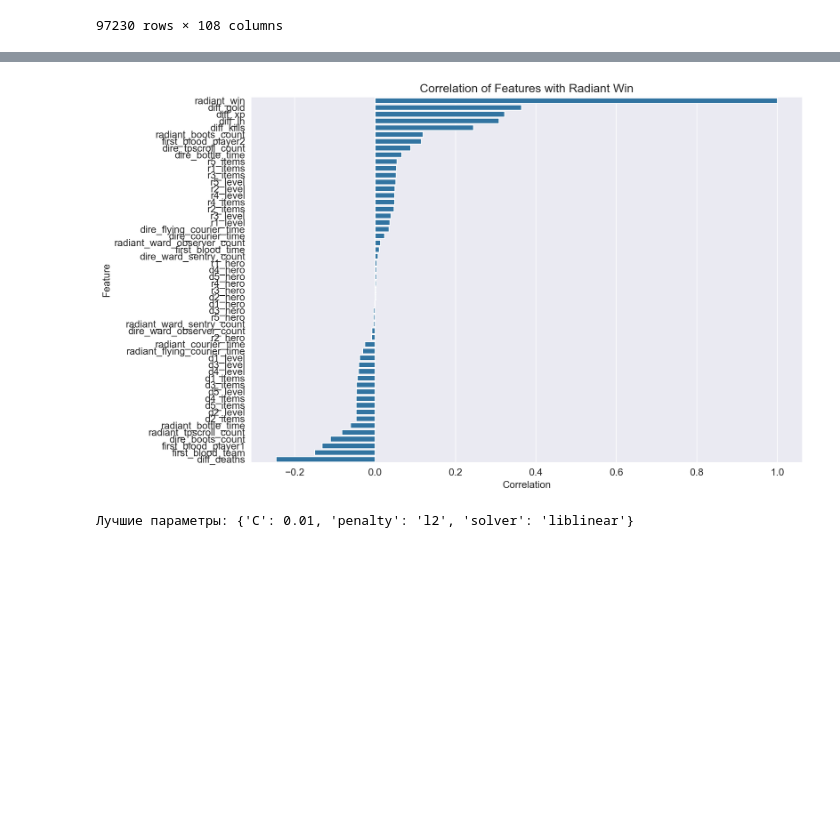
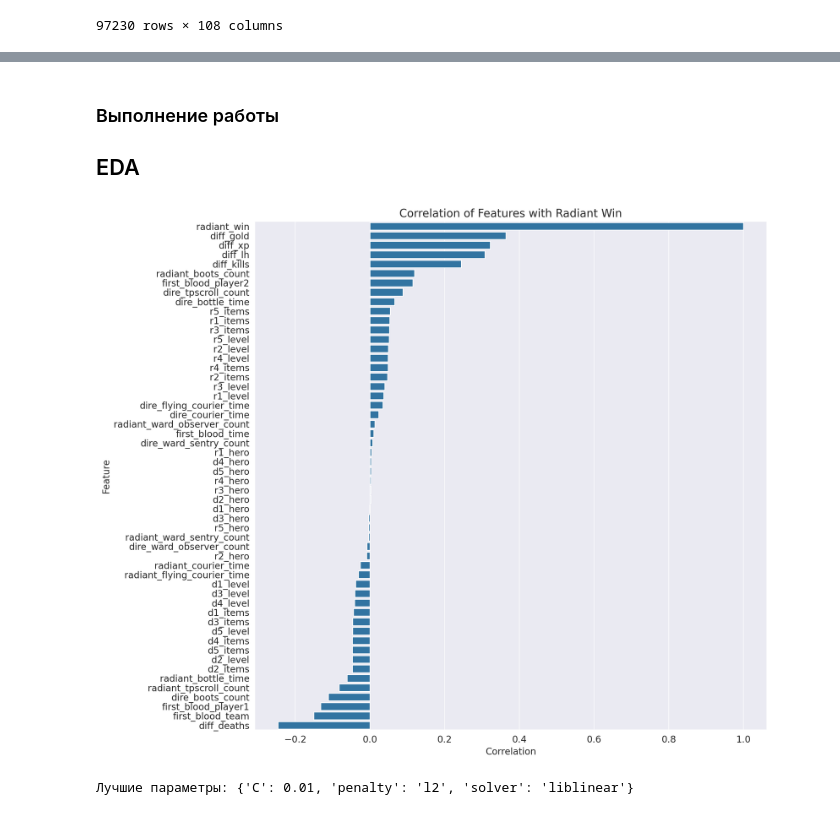
Before and after one commit to Romaniox/Sirius, a Jupyter notebook: HW_3.ipynb, the cells around one changed output, grey strips where cells are left out. Drawn from its saved outputs; the diff is of its cells as text; code cells hidden in the pictures; blank space fills up the shorter version.

```diff
--- a/HW_3.ipynb
+++ b/HW_3.ipynb
@@ -146,15 +216,19 @@ barracks_status_dire
+# %% [markdown]
+### Выполнение работы
+
+## EDA
 # %%
 # выкидываем бесполезные признаки
 features = features.drop(['barracks_status_dire',
-                      'barracks_status_radiant',
-                      'duration',
-                      'tower_status_dire',
-                      'tower_status_radiant',
-                        'radiant_first_ward_time',
-                        'dire_first_ward_time',
-                                                                    'start_time',
-                                                                    'lobby_type',
-], axis=1, errors='ignore')
+                          'barracks_status_radiant',
+                          'duration',
+                          'tower_status_dire',
+                          'tower_status_radiant',
+                          'radiant_first_ward_time',
+                          'dire_first_ward_time',
+                          'start_time',
+                          'lobby_type'
+                          ], axis=1, errors='ignore')
 # %%
 # Код для улучшения визуализации
 %matplotlib inline
@@ -167,45 +241,48 @@ plt.rcParams['font.size'] = 12
 plt.rcParams['savefig.format'] = 'pdf'
 sns.set_style('darkgrid')
 # %%
-import pandas as pd
-
 def aggregate_team_stats_with_difference(df, drop_old=True):
     # Список всех показателей
     all_metrics = ['gold', 'xp', 'lh', 'kills', 'deaths']
 
     for metric in all_metrics:
         # Вычисление разницы между командами для каждой метрики
-        df['diff_' + metric] = sum(df[f'r{i}_{metric}'] for i in range(1, 6)) - sum(df[f'd{i}_{metric}'] for i in range(1, 6))
+        df['diff_' + metric] = sum(df[f'r{i}_{metric}'] for i in range(
+            1, 6)) - sum(df[f'd{i}_{metric}'] for i in range(1, 6))
 
         # Удаление старых столбцов
         if drop_old:
             for i in range(1, 6):
-                df.drop([f'r{i}_{metric}', f'd{i}_{metric}'], axis=1, inplace=True)
+                df.drop([f'r{i}_{metric}', f'd{i}_{metric}'],
+                        axis=1, inplace=True)
 
     return df
 
+
 # Пример использования
 features = aggregate_team_stats_with_difference(features)
 # %%
-
 # Вычисление корреляции между признаками и столбцом 'radiant_win'
 correlation = features.corrwith(features['radiant_win'])
 
 # Создание датафрейма для корреляции
-correlation_df = pd.DataFrame({'Feature': correlation.index, 'Correlation': correlation.values})
+correlation_df = pd.DataFrame(
+    {'Feature': correlation.index, 'Correlation': correlation.values})
 
 # Сортировка по убыванию значения корреляции
-correlation_df_sorted = correlation_df.sort_values(by='Correlation', ascending=False)
+correlation_df_sorted = correlation_df.sort_values(
+    by='Correlation', ascending=False)
 
 # Построение графика с использованием Seaborn
-plt.figure(figsize=(12, 8))
-sns.barplot(x='Correlation', y='Feature', data=correlation_df_sorted, orient='h')
+plt.figure(figsize=(12, 12))
+sns.barplot(x='Correlation', y='Feature',
+            data=correlation_df_sorted, orient='h')
 plt.xlabel('Correlation')
 plt.ylabel('Feature')
 plt.title('Correlation of Features with Radiant Win')
 plt.show()
 # %% [output]
-[figure, old version]
+[figure, new version]
 # %%
 # team_features_names = list(set([name.replace('radiant_', '').replace('dire_', '') for name in features.columns]))
 
```
Also changed, not shown: parts of 11 cells of this notebook.
